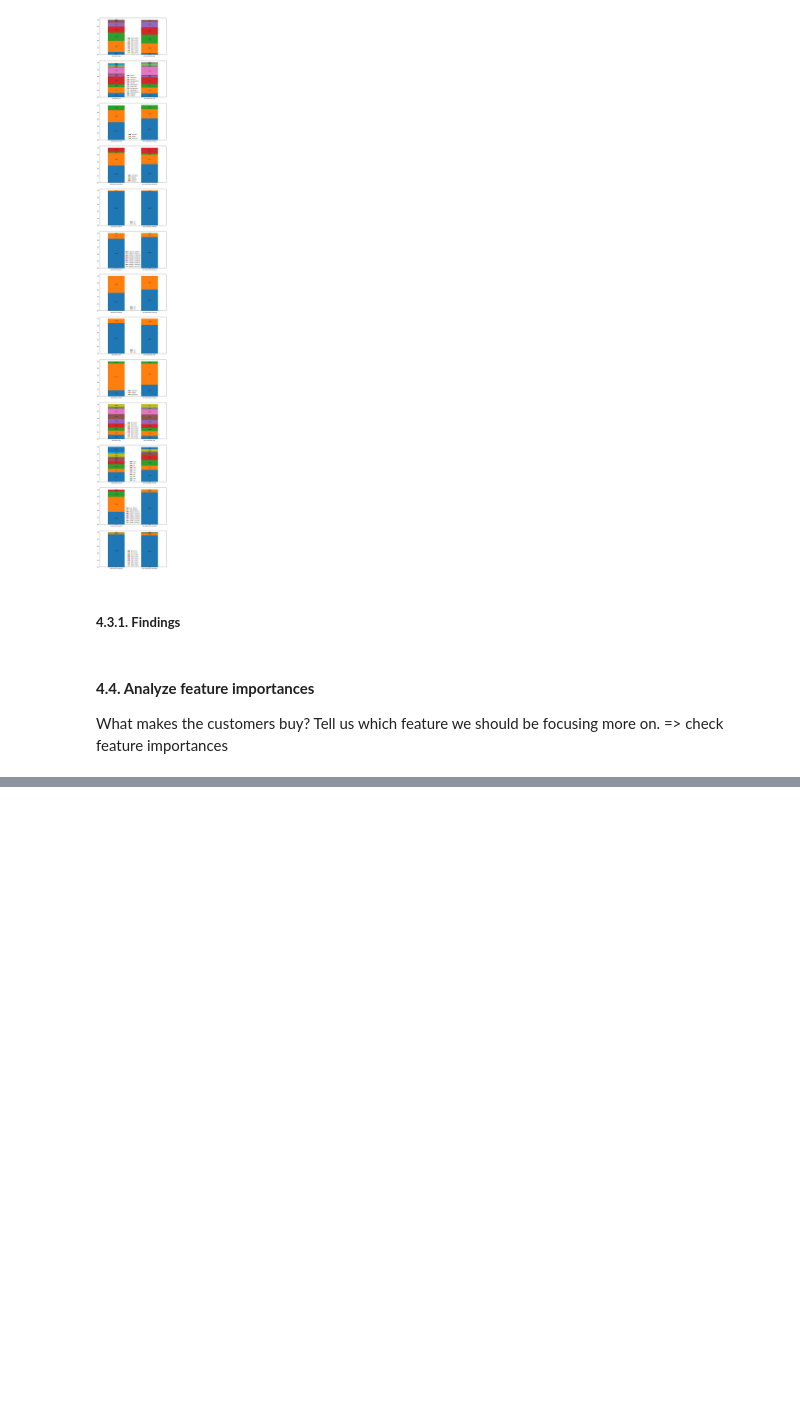
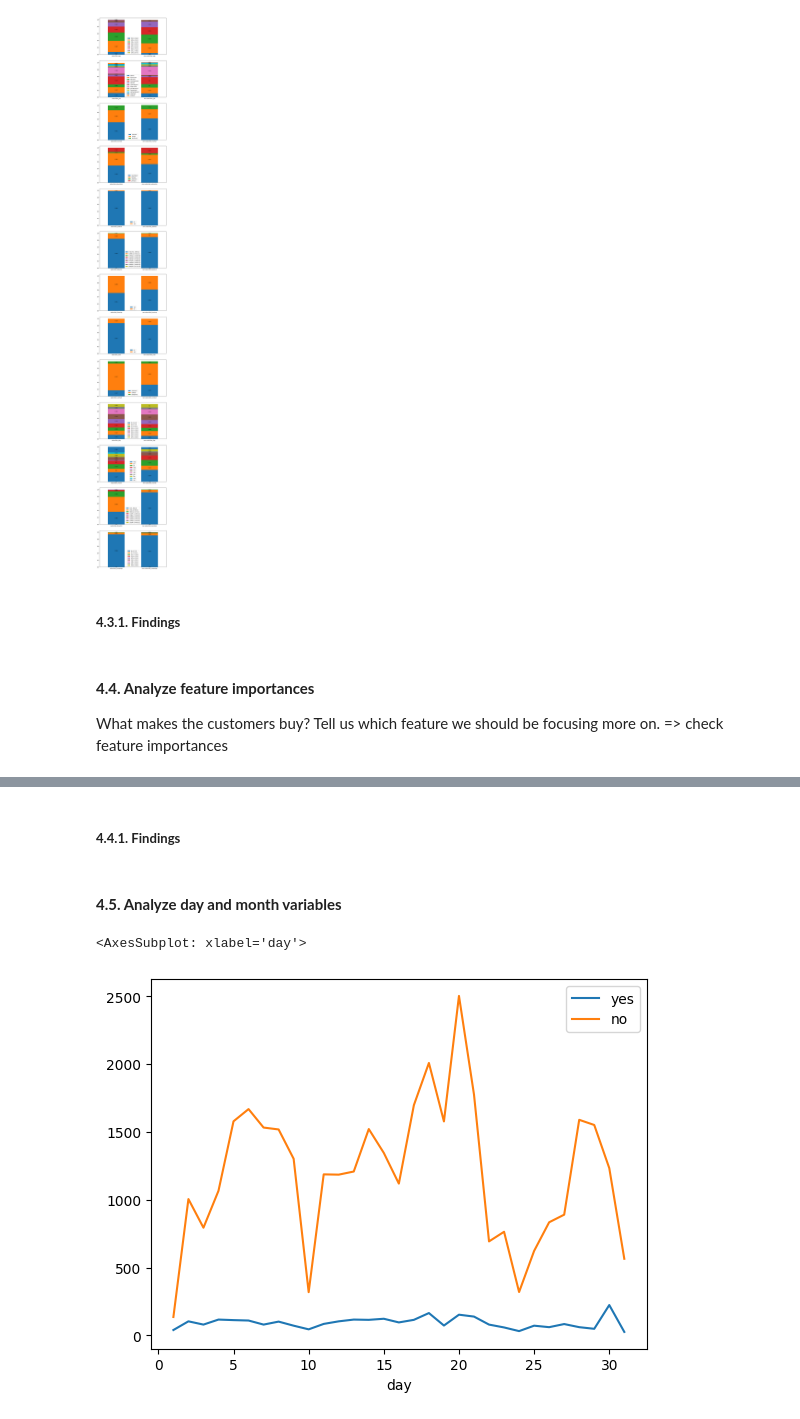
Before and after one commit to henryhyunwookim/Term-Deposit-Marketing, a Jupyter notebook: notebooks/Term Deposit Marketing_v2.ipynb, the cells around one changed output, grey strips where cells are left out. Saved outputs shown, nothing was run; the diff lists cells and outputs as text; code cells hidden in the pictures; blank space fills up the shorter version.

```diff
--- a/notebooks/Term Deposit Marketing_v2.ipynb
+++ b/notebooks/Term Deposit Marketing_v2.ipynb
@@ -561,0 +572,15 @@ array([0.02953814, 0.00487163, 0.00731714, 0.        , 0.        ,
+# %% [markdown]
+##### <b>4.4.1. Findings</b>
+# %% [markdown]
+#### <b>4.5. Analyze day and month variables</b>
+# %%
+day_count_df = non_numeric_df.groupby(['day', 'y']).count().reset_index().iloc[:,:3]
+day_count_yes_df = day_count_df[day_count_df['y']=='yes'].set_index('day').rename(columns={'job':'yes'})
+day_count_no_df = day_count_df[day_count_df['y']=='no'].set_index('day').rename(columns={'job':'no'})
+
+fig, ax = plt.subplots()
+day_count_yes_df.plot(ax=ax)
+day_count_no_df.plot(ax=ax);
+# %% [output]
+<AxesSubplot: xlabel='day'>
+[figure, added]
```
Also changed, not shown: parts of 9 cells of this notebook.
